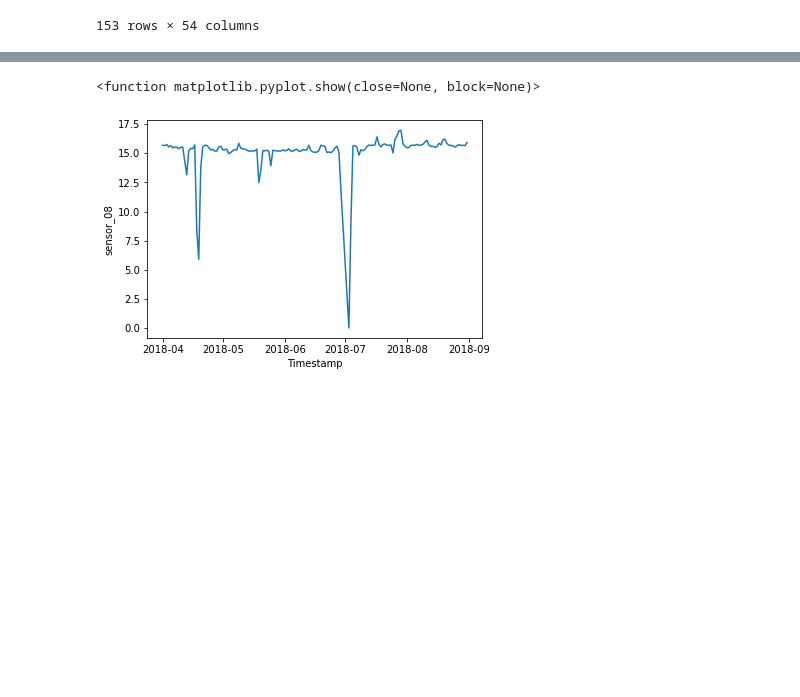
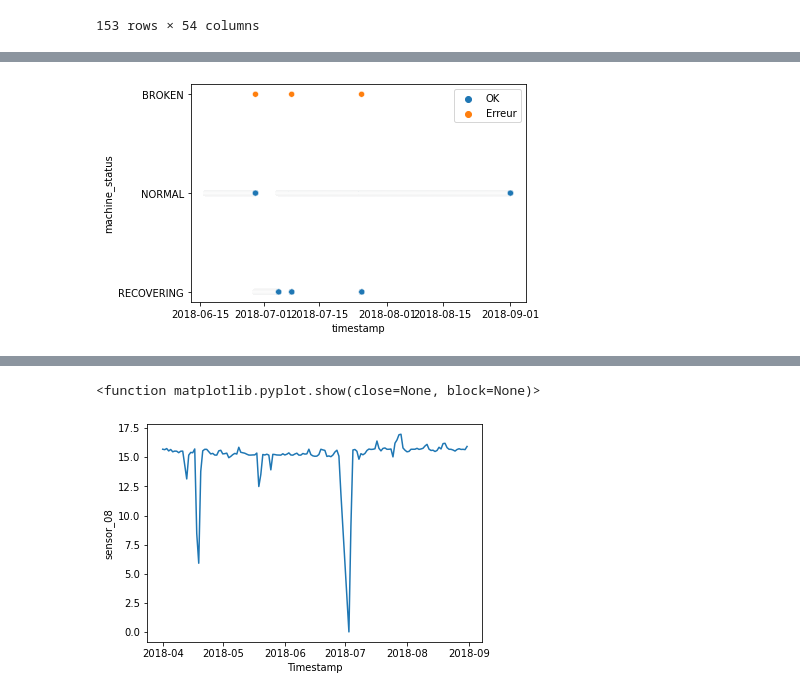
Before and after one commit to TX-Anomaly-Detection/tx_anomaly_detection_smart_building, a Jupyter notebook: markovain/markovain_all.ipynb, the cells around one changed output, grey strips where cells are left out. Saved outputs shown, nothing was run; the diff lists cells and outputs as text; code cells hidden in the pictures; blank space fills up the shorter version.

```diff
--- a/markovain/markovain_all.ipynb
+++ b/markovain/markovain_all.ipynb
@@ -198,0 +310,20 @@ def M_markovain(data_df,nom_train_data,nom_test_data):
+# %%
+train_index = int(len(df)*0.5)
+x = df.iloc[:, 1:-2]
+y = df.iloc[:, -1]
+
+#     x_train = x.iloc[:train_index,:]
+#     y_train = y.iloc[train_index:]
+#     x_val = x.iloc[:test_index, :]
+#     y_val = y.iloc[test_index:]
+
+state_train = y[:train_index]
+state_test = y[train_index:]
+transitionMatrix = trouver_transitionMatrix(state_train,3)
+tab_pb_res = trouver_tabres_proba_markovain(state_test,transitionMatrix)
+tab_label_res = trouver_OK_Erreur_Label(tab_pb_res)
+
+sns.scatterplot(x = (df.timestamp)[train_index:], y = (df.machine_status)[train_index:], hue = tab_label_res)
+plt.show()
+# %% [output]
+[figure, added]
```
Also changed, not shown: parts of 14 cells of this notebook, 26 other files.
